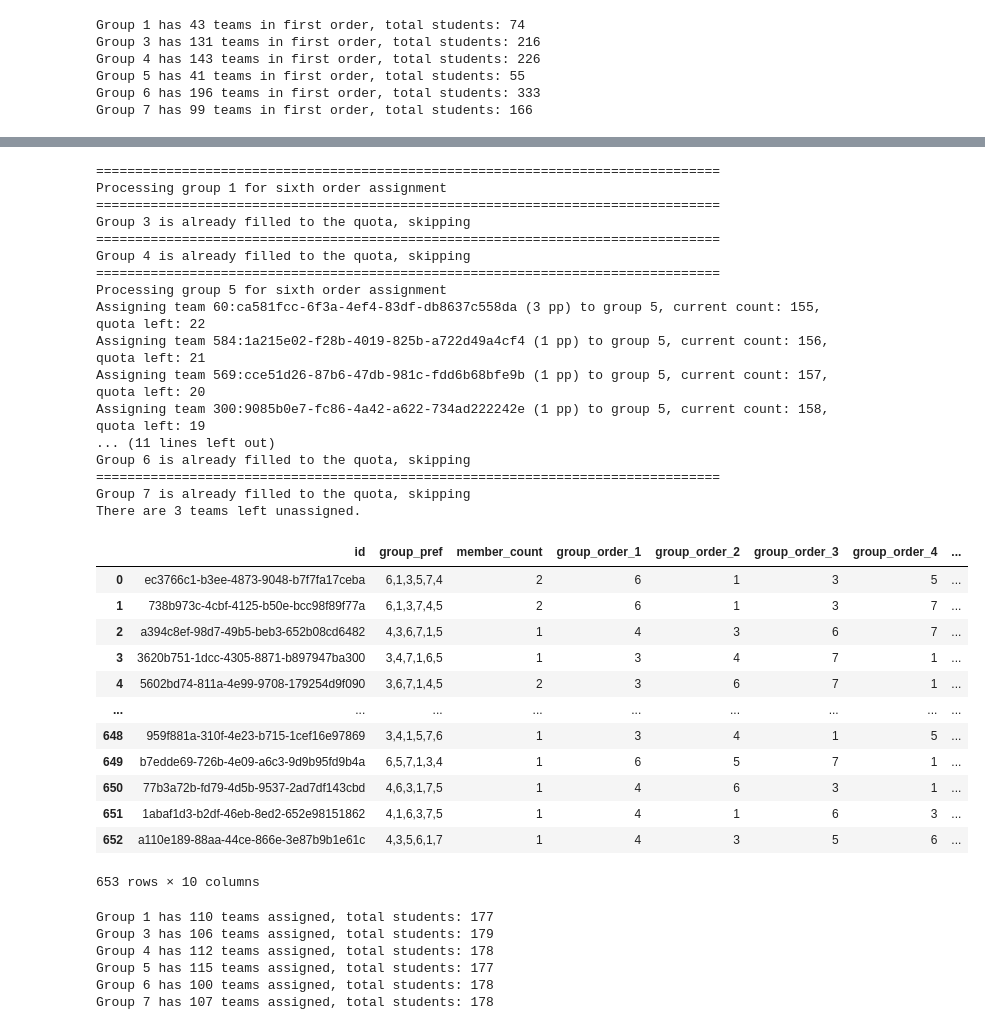
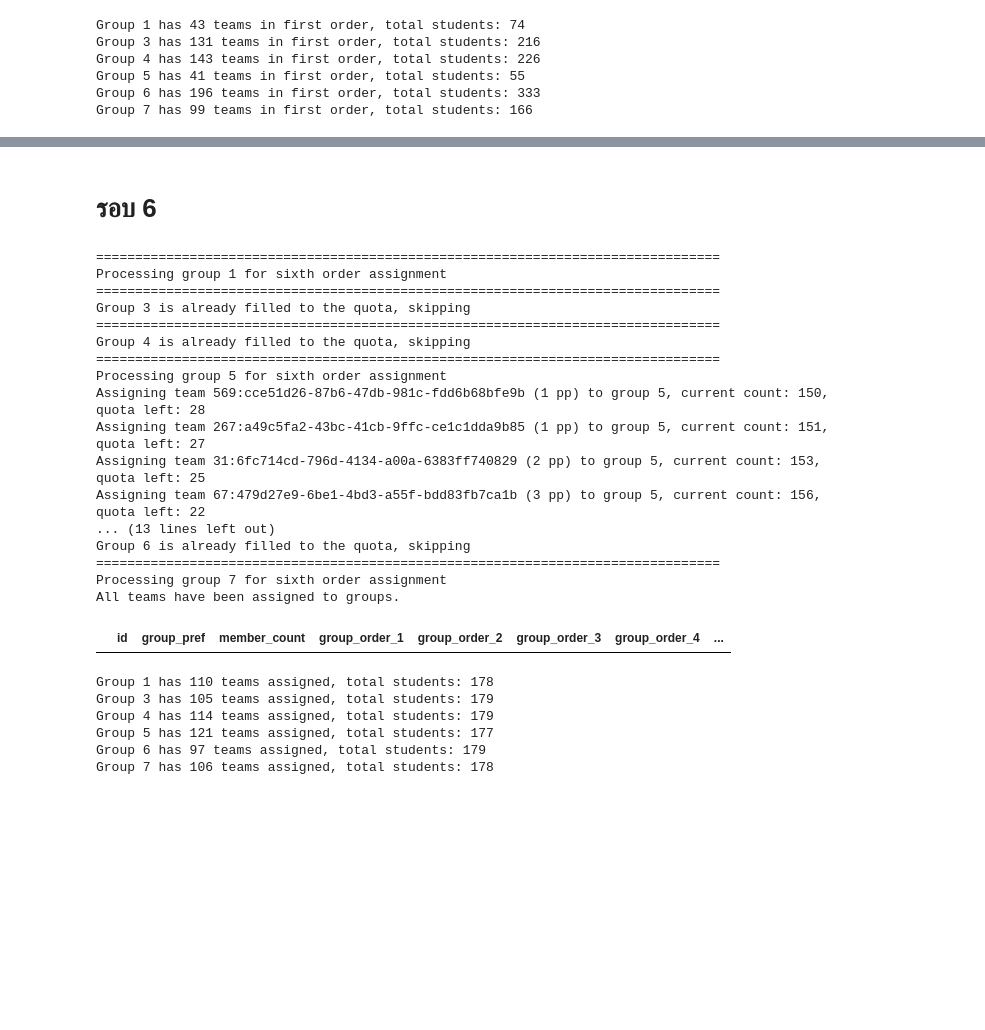
Before and after one commit to smovidya/freshmen68, a Jupyter notebook: scripts/random-grouper/random_grouper.ipynb, the cells around one changed output, grey strips where cells are left out. Cells and saved outputs as stored; diff of their text form; code cells hidden in the pictures; blank space fills up the shorter version.

Commit message:
feat: there're some team unassigned, rerandom

```diff
--- a/scripts/random-grouper/random_grouper.ipynb
+++ b/scripts/random-grouper/random_grouper.ipynb
@@ -11,7 +11,7 @@ Note: you may need to restart the kernel to use updated packages.
 # %%
 import pandas as pd
 # %%
-GROUP_QUOTA = int((1070 / 6)-1) # 6 groups, 1070 students
+GROUP_QUOTA = int((1070 / 6)) # 6 groups, 1070 students
 GROUPS = ["1", "3", "4", "5", "6", "7"]
 
 print(f"Quota per group: {GROUP_QUOTA}")
@@ -389,6 +395,8 @@ There are 16 teams left unassigned.
 | 651 | 1abaf1d3-b2df-46eb-8ed2-652e98151862 | 4,1,6,3,7,5 | 1 | 4 | 1 | 6 | 3 | ... |
 | 652 | a110e189-88aa-44ce-866e-3e87b9b1e61c | 4,3,5,6,1,7 | 1 | 4 | 3 | 5 | 6 | ... |
 653 rows × 10 columns
+# %% [markdown]
+# รอบ 6
 # %%
 for group in GROUPS:
     print("="*80)
@@ -405,63 +413,51 @@ for group in GROUPS:
         frac=1)
     current_students_count = df[df["result"] == group]["member_count"].sum()
     for index, row in df_teams_with_group_sixth_order.iterrows():
         if current_students_count < GROUP_QUOTA:
             df.at[index, "result"] = group
             current_students_count += row["member_count"]
             print(
                 f"Assigning team {index}:{row['id']} ({row['member_count']} pp) to group {group}, current count: {current_students_count}, quota left: {GROUP_QUOTA - current_students_count}")
         else:
             print(f"Group {group} has reached quota, stop assigning")
             break
 
 unassigned_teams = df[df["result"].isnull()]
 if not unassigned_teams.empty:
     print(f"There are {unassigned_teams.shape[0]} teams left unassigned.")
 else:
     print("All teams have been assigned to groups.")
 
-df
+unassigned_teams
 # %% [output]
 ================================================================================
 Processing group 1 for sixth order assignment
 ================================================================================
 Group 3 is already filled to the quota, skipping
 ================================================================================
 Group 4 is already filled to the quota, skipping
 ================================================================================
 Processing group 5 for sixth order assignment
-Assigning team 60:ca581fcc-6f3a-4ef4-83df-db8637c558da (3 pp) to group 5, current count: 155, quota left: 22
-Assigning team 584:1a215e02-f28b-4019-825b-a722d49a4cf4 (1 pp) to group 5, current count: 156, quota left: 21
-Assigning team 569:cce51d26-87b6-47db-981c-fdd6b68bfe9b (1 pp) to group 5, current count: 157, quota left: 20
-Assigning team 300:9085b0e7-fc86-4a42-a622-734ad222242e (1 pp) to group 5, current count: 158, quota left: 19
-... (11 lines left out)
+Assigning team 569:cce51d26-87b6-47db-981c-fdd6b68bfe9b (1 pp) to group 5, current count: 150, quota left: 28
+Assigning team 267:a49c5fa2-43bc-41cb-9ffc-ce1c1dda9b85 (1 pp) to group 5, current count: 151, quota left: 27
+Assigning team 31:6fc714cd-796d-4134-a00a-6383ff740829 (2 pp) to group 5, current count: 153, quota left: 25
+Assigning team 67:479d27e9-6be1-4bd3-a55f-bdd83fb7ca1b (3 pp) to group 5, current count: 156, quota left: 22
+... (13 lines left out)
 Group 6 is already filled to the quota, skipping
 ================================================================================
-Group 7 is already filled to the quota, skipping
-There are 3 teams left unassigned.
+Processing group 7 for sixth order assignment
+All teams have been assigned to groups.
 |  | id | group_pref | member_count | group_order_1 | group_order_2 | group_order_3 | group_order_4 | ... |
-| 0 | ec3766c1-b3ee-4873-9048-b7f7fa17ceba | 6,1,3,5,7,4 | 2 | 6 | 1 | 3 | 5 | ... |
-| 1 | 738b973c-4cbf-4125-b50e-bcc98f89f77a | 6,1,3,7,4,5 | 2 | 6 | 1 | 3 | 7 | ... |
-| 2 | a394c8ef-98d7-49b5-beb3-652b08cd6482 | 4,3,6,7,1,5 | 1 | 4 | 3 | 6 | 7 | ... |
-| 3 | 3620b751-1dcc-4305-8871-b897947ba300 | 3,4,7,1,6,5 | 1 | 3 | 4 | 7 | 1 | ... |
-| 4 | 5602bd74-811a-4e99-9708-179254d9f090 | 3,6,7,1,4,5 | 2 | 3 | 6 | 7 | 1 | ... |
-| ... | ... | ... | ... | ... | ... | ... | ... | ... |
-| 648 | 959f881a-310f-4e23-b715-1cef16e97869 | 3,4,1,5,7,6 | 1 | 3 | 4 | 1 | 5 | ... |
-| 649 | b7edde69-726b-4e09-a6c3-9d9b95fd9b4a | 6,5,7,1,3,4 | 1 | 6 | 5 | 7 | 1 | ... |
-| 650 | 77b3a72b-fd79-4d5b-9537-2ad7df143cbd | 4,6,3,1,7,5 | 1 | 4 | 6 | 3 | 1 | ... |
-| 651 | 1abaf1d3-b2df-46eb-8ed2-652e98151862 | 4,1,6,3,7,5 | 1 | 4 | 1 | 6 | 3 | ... |
-| 652 | a110e189-88aa-44ce-866e-3e87b9b1e61c | 4,3,5,6,1,7 | 1 | 4 | 3 | 5 | 6 | ... |
-653 rows × 10 columns
 # %%
 # สรุปจำนวนแต่ละ group
 for group in GROUPS:
     print(f"Group {group} has {df[df['result'] == group].shape[0]} teams assigned, total students: {df[df['result'] == group]['member_count'].sum()}")
 # %% [output]
-Group 1 has 110 teams assigned, total students: 177
-Group 3 has 106 teams assigned, total students: 179
-Group 4 has 112 teams assigned, total students: 178
-Group 5 has 115 teams assigned, total students: 177
-Group 6 has 100 teams assigned, total students: 178
-Group 7 has 107 teams assigned, total students: 178
+Group 1 has 110 teams assigned, total students: 178
+Group 3 has 105 teams assigned, total students: 179
+Group 4 has 114 teams assigned, total students: 179
+Group 5 has 121 teams assigned, total students: 177
+Group 6 has 97 teams assigned, total students: 179
+Group 7 has 106 teams assigned, total students: 178
 # %%
 df.to_csv("../data/results_team_processed_with_groups.csv", index=False)
```
Also changed, not shown: parts of 10 cells of this notebook, 1 other file.
